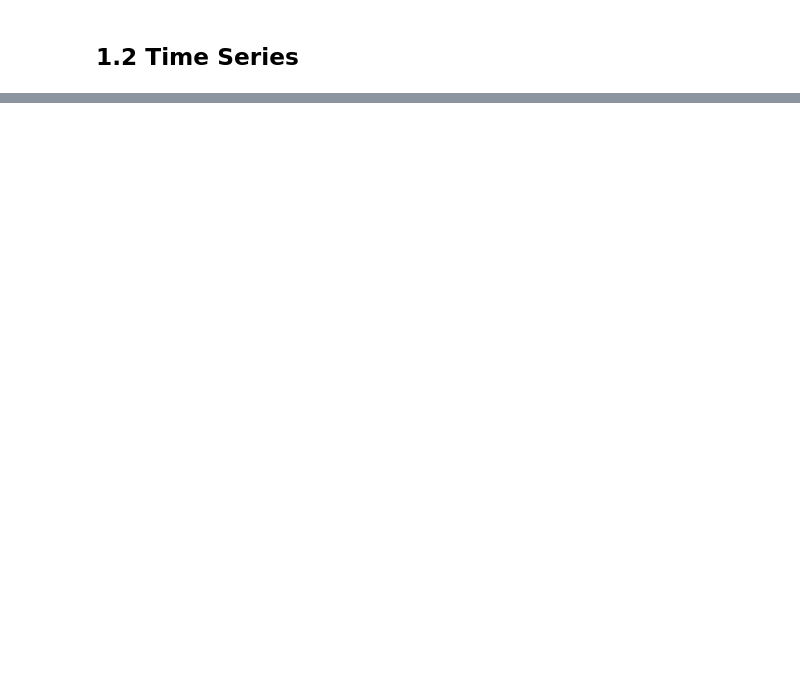
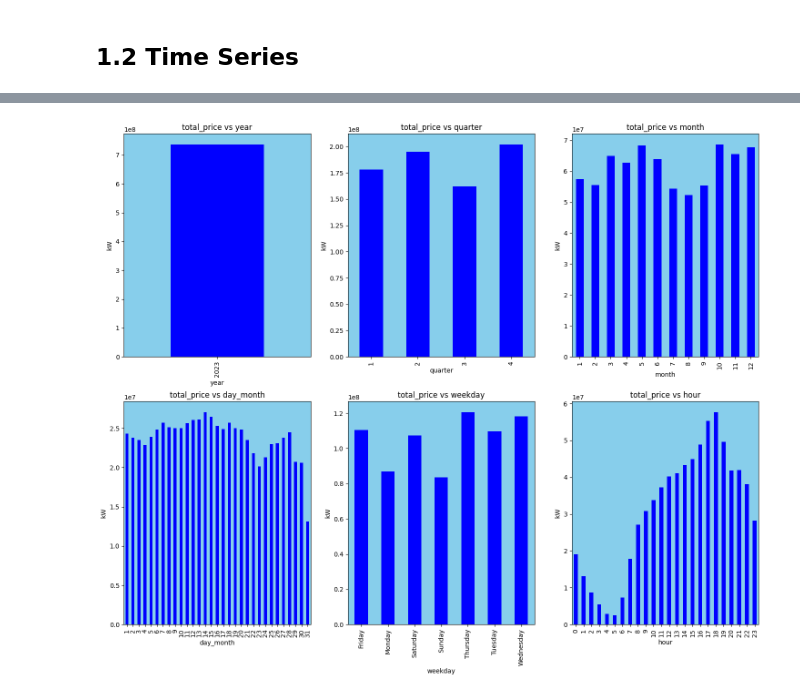
Before and after one commit to Pableren/Cab_Data_Cruise, a Jupyter notebook: Eda.ipynb, the cells around one changed output, grey strips where cells are left out. Saved outputs shown, nothing was run; the diff lists cells and outputs as text; code cells hidden in the pictures; blank space fills up the shorter version.

Commit message:
time series

```diff
--- a/Eda.ipynb
+++ b/Eda.ipynb
@@ -213,0 +233,4 @@ df['hour'] = df['pickup_datetime'].dt.hour
+# %%
+time_series(df[df['year']==2023],'total_price')
+# %% [output]
+[figure, added]
```
Also changed, not shown: parts of 13 cells of this notebook.
